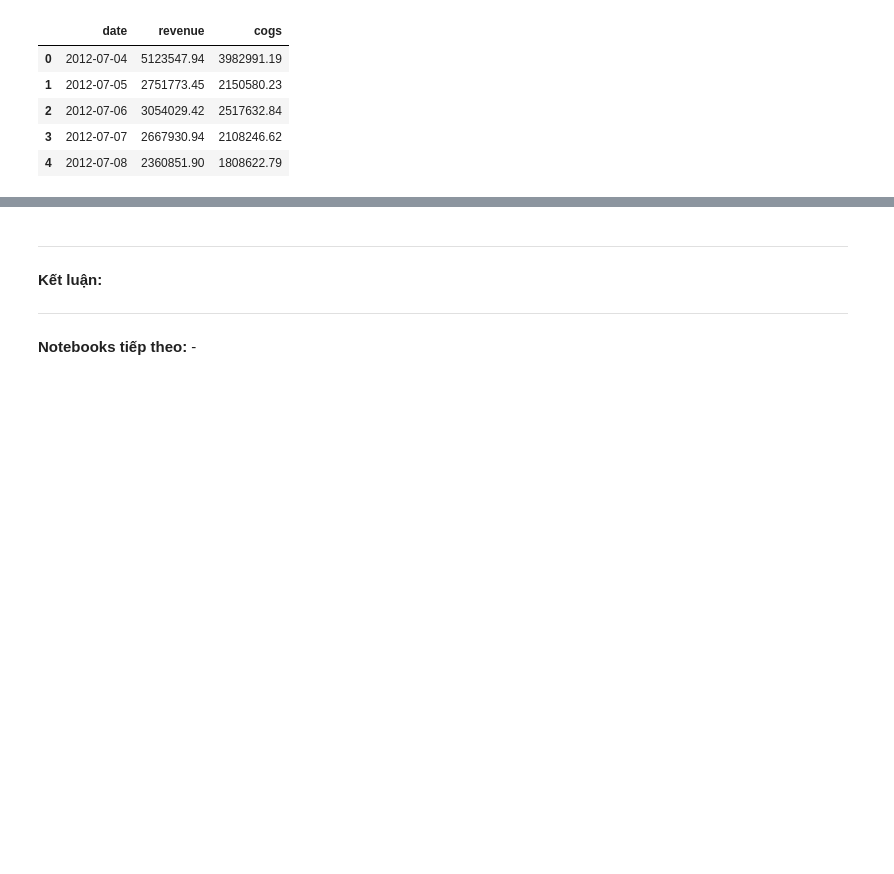
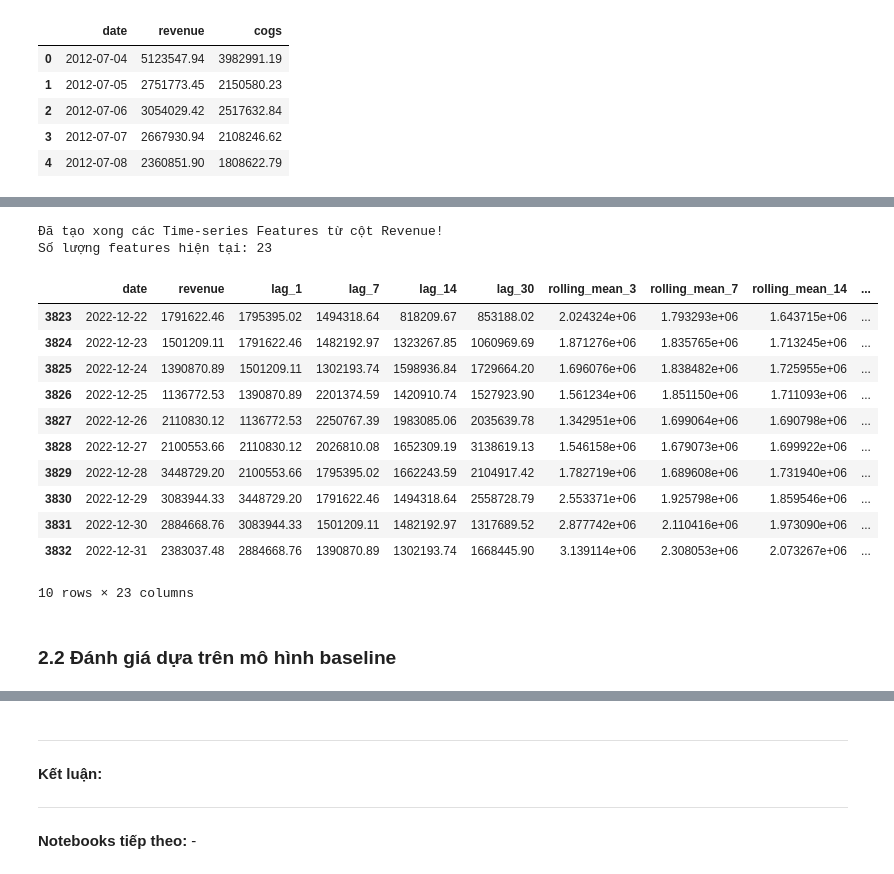
Before and after one commit to anhthu0910/vimchanhxa-datathon, a Jupyter notebook: notebooks/05_FEATURES_ENGINEER_.ipynb, the cells around one changed output, grey strips where cells are left out. Cells and saved outputs as stored; diff of their text form; code cells hidden in the pictures; blank space fills up the shorter version.

```diff
--- a/notebooks/05_FEATURES_ENGINEER_.ipynb
+++ b/notebooks/05_FEATURES_ENGINEER_.ipynb
@@ -50,0 +69,73 @@ df.head()
+# %%
+# Tạo các features dựa trên cột revenue (Time-Series Features)
+df_features = df_revenue.copy()
+df_features['date'] = pd.to_datetime(df_features['date'])
+df_features = df_features.sort_values('date').reset_index(drop=True)
+
+# 1. Lag Features (Giá trị trễ - Doanh thu của các ngày trước đó)
+df_features['lag_1'] = df_features['revenue'].shift(1)   # Ngày hôm qua
+df_features['lag_7'] = df_features['revenue'].shift(7)   # Cùng ngày tuần trước
+df_features['lag_14'] = df_features['revenue'].shift(14) # Cùng ngày 2 tuần trước
+df_features['lag_30'] = df_features['revenue'].shift(30) # Cùng ngày tháng trước
+
+# 2. Rolling Window Features (Đặc trưng cửa sổ trượt)
+# LƯU Ý QUAN TRỌNG: Phải tính rolling trên giá trị đã bị trễ (shift(1)) để tránh Look-ahead bias (rò rỉ dữ liệu tương lai vào tập huấn luyện)
+shifted_rev = df_features['revenue'].shift(1)
+
+# Trung bình trượt (Rolling Mean) - Thể hiện xu hướng (Trend)
+df_features['rolling_mean_3'] = shifted_rev.rolling(window=3).mean()
+df_features['rolling_mean_7'] = shifted_rev.rolling(window=7).mean()
+df_features['rolling_mean_14'] = shifted_rev.rolling(window=14).mean()
+df_features['rolling_mean_30'] = shifted_rev.rolling(window=30).mean()
+
+# Độ lệch chuẩn trượt (Rolling Std) - Thể hiện mức độ biến động (Volatility)
+df_features['rolling_std_3'] = shifted_rev.rolling(window=3).std()
+df_features['rolling_std_7'] = shifted_rev.rolling(window=7).std()
+df_features['rolling_std_30'] = shifted_rev.rolling(window=30).std()
+
+# Min/Max trượt - Thể hiện biên độ cực đại/cực tiểu trong ngắn hạn
+df_features['rolling_min_7'] = shifted_rev.rolling(window=7).min()
+df_features['rolling_max_7'] = shifted_rev.rolling(window=7).max()
+df_features['rolling_max_30'] = shifted_rev.rolling(window=30).max()
+
+
+# Biến động tuyệt đối giữa ngày hôm qua và ngày trước đó
+df_features['diff_1'] = shifted_rev.diff(1)
+# Biến động tuần (so sánh cùng ngày giữa 2 tuần)
+df_features['diff_7'] = shifted_rev.diff(7)
+
+# 4. Đặc trưng Rủi ro / Tỉ lệ (Ratios)
+# So sánh doanh thu hôm qua so với trung bình 7 ngày trước đó (đánh giá đà tăng trưởng trực tiếp)
+df_features['ratio_lag1_to_avg7'] = df_features['lag_1'] / (df_features['rolling_mean_7'] + 1e-5) # Tránh chia cho 0
+
+# Tiếp tục sử dụng biến shifted_rev đã có từ code của bạn
+df_features['pct_change_1'] = shifted_rev.pct_change(1)
+
+# # 2. Đặc trưng tích lũy (Expanding)
+df_features['expanding_max'] = shifted_rev.expanding().max()
+
+# 3. Chỉ số biến động chuẩn hóa (Z-Score)
+# Giúp mô hình nhận diện hôm qua là một ngày "bình thường" hay "đột biến"
+df_features['z_score_7'] = (df_features['lag_1'] - df_features['rolling_mean_7']) / (df_features['rolling_std_7'] + 1e-5)
+df_features['z_score_30'] = (df_features['lag_1'] - df_features['rolling_mean_30']) / (df_features['rolling_std_30'] + 1e-5)
+
+print("Đã tạo xong các Time-series Features từ cột Revenue!")
+print("Số lượng features hiện tại:", df_features.shape[1])
+df_features.tail(10)
+# %% [output]
+Đã tạo xong các Time-series Features từ cột Revenue!
+Số lượng features hiện tại: 23
+|  | date | revenue | lag_1 | lag_7 | lag_14 | lag_30 | rolling_mean_3 | rolling_mean_7 | rolling_mean_14 | ... |
+| 3823 | 2022-12-22 | 1791622.46 | 1795395.02 | 1494318.64 | 818209.67 | 853188.02 | 2.024324e+06 | 1.793293e+06 | 1.643715e+06 | ... |
+| 3824 | 2022-12-23 | 1501209.11 | 1791622.46 | 1482192.97 | 1323267.85 | 1060969.69 | 1.871276e+06 | 1.835765e+06 | 1.713245e+06 | ... |
+| 3825 | 2022-12-24 | 1390870.89 | 1501209.11 | 1302193.74 | 1598936.84 | 1729664.20 | 1.696076e+06 | 1.838482e+06 | 1.725955e+06 | ... |
+| 3826 | 2022-12-25 | 1136772.53 | 1390870.89 | 2201374.59 | 1420910.74 | 1527923.90 | 1.561234e+06 | 1.851150e+06 | 1.711093e+06 | ... |
+| 3827 | 2022-12-26 | 2110830.12 | 1136772.53 | 2250767.39 | 1983085.06 | 2035639.78 | 1.342951e+06 | 1.699064e+06 | 1.690798e+06 | ... |
+| 3828 | 2022-12-27 | 2100553.66 | 2110830.12 | 2026810.08 | 1652309.19 | 3138619.13 | 1.546158e+06 | 1.679073e+06 | 1.699922e+06 | ... |
+| 3829 | 2022-12-28 | 3448729.20 | 2100553.66 | 1795395.02 | 1662243.59 | 2104917.42 | 1.782719e+06 | 1.689608e+06 | 1.731940e+06 | ... |
+| 3830 | 2022-12-29 | 3083944.33 | 3448729.20 | 1791622.46 | 1494318.64 | 2558728.79 | 2.553371e+06 | 1.925798e+06 | 1.859546e+06 | ... |
+| 3831 | 2022-12-30 | 2884668.76 | 3083944.33 | 1501209.11 | 1482192.97 | 1317689.52 | 2.877742e+06 | 2.110416e+06 | 1.973090e+06 | ... |
+| 3832 | 2022-12-31 | 2383037.48 | 2884668.76 | 1390870.89 | 1302193.74 | 1668445.90 | 3.139114e+06 | 2.308053e+06 | 2.073267e+06 | ... |
+10 rows × 23 columns
+# %% [markdown]
+### 2.2 Đánh giá dựa trên mô hình baseline
```
Also changed, not shown: parts of 11 cells of this notebook, 3 other files.
